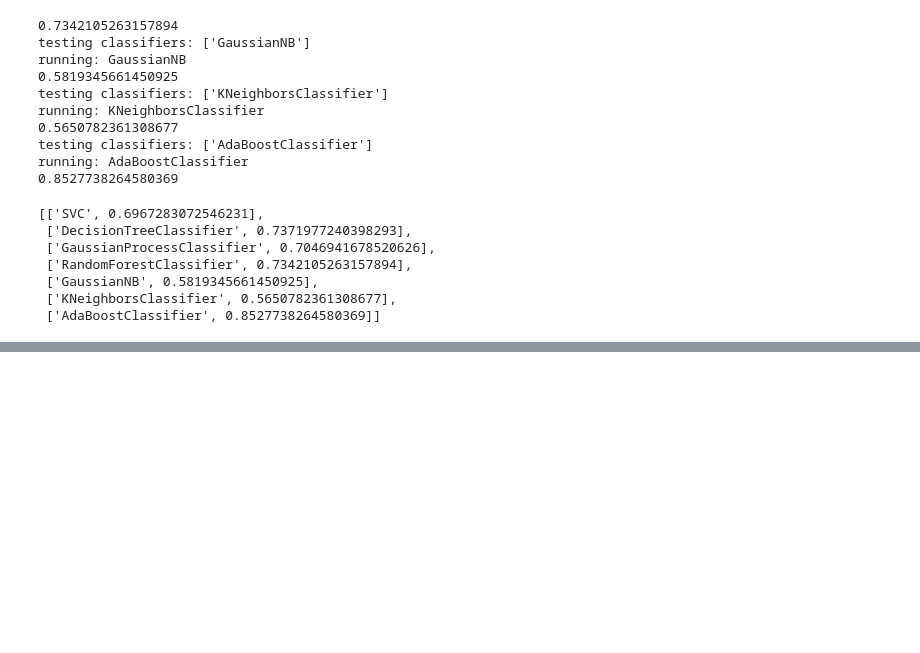
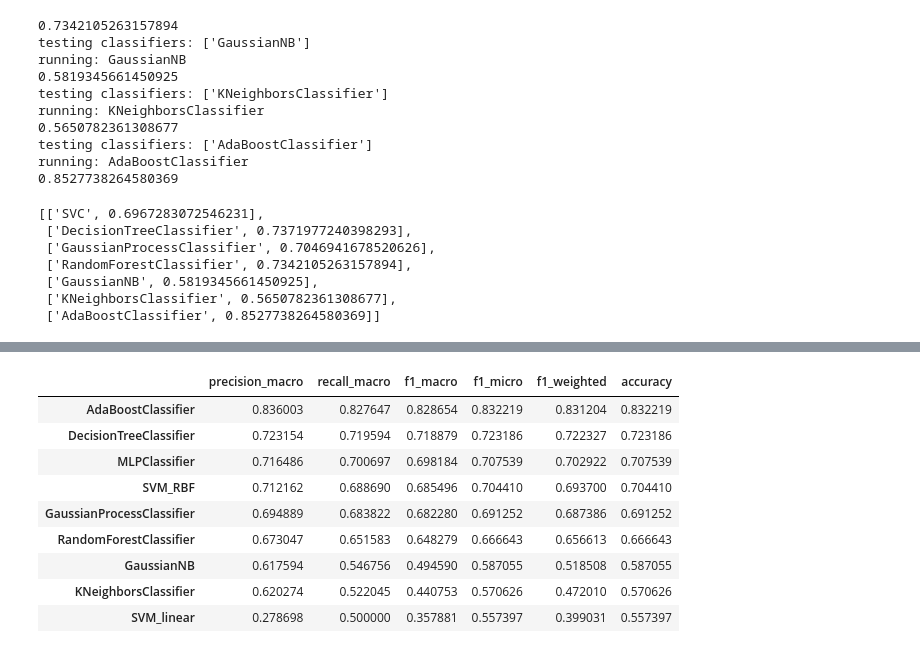
Before and after one commit to sashaaKr/thesis, a Jupyter notebook: notebooks/preparation for 8.8 - create burchard from zwickau.ipynb, the cells around one changed output, grey strips where cells are left out. Drawn from its saved outputs; the diff is of its cells as text; code cells hidden in the pictures; blank space fills up the shorter version.

```diff
--- a/notebooks/preparation for 8.8 - create burchard from zwickau.ipynb
+++ b/notebooks/preparation for 8.8 - create burchard from zwickau.ipynb
@@ -330,0 +416,6 @@ burchard_zwickau_greed_rearch_resp
+# %%
+resp = []
+for cls in ['SVC', 'DecisionTreeClassifier', 'GaussianProcessClassifier', 'RandomForestClassifier', 'GaussianNB', 'KNeighborsClassifier', 'AdaBoostClassifier']:
+    grid_search_cv_result = thesisModelFeatures.run_grid_search_cv(burchard_london_with_processing_features_tfidf_2_5_gram_cosine_similarity_long_p_df, [cls])
+    resp.append([cls, grid_search_cv_result[1][0].best_score_])
+    print(grid_search_cv_result[1][0].best_score_)
@@ -330,0 +471,9 @@ burchard_zwickau_greed_rearch_resp
+# %%
+burchard_zwickau_with_processing_features_tfidf_2_5_gram_cosine_similarity_long_p_df = thesisModelFeatures.create_features_df(
+    None,
+    zwickau_poorly_similar_with_chops_corpus_with_word_processing_long_p,
+    burchard_candidate_version_based_london_with_word_processing_long_p,
+    n_gram = (2,5),
+    features = { 'tfidf', 'inner_mean_cosine_similarity_score' }
+#     burchard_version_with_original_london_text
+)
@@ -330,0 +483,2 @@ burchard_zwickau_greed_rearch_resp
+# %%
+burchard_zwickau_with_processing_tf_idf_2_5_cosine_results_long_p = thesisModelFeatures.run_models(burchard_zwickau_with_processing_features_tfidf_2_5_gram_cosine_similarity_long_p_df)
@@ -330,0 +495,13 @@ burchard_zwickau_greed_rearch_resp
+# %%
+burchard_zwickau_with_processing_tf_idf_2_5_cosine_results_long_p[0].sort_values(by=['accuracy'], ascending=False)
+# %% [output]
+|  | precision_macro | recall_macro | f1_macro | f1_micro | f1_weighted | accuracy |
+| AdaBoostClassifier | 0.836003 | 0.827647 | 0.828654 | 0.832219 | 0.831204 | 0.832219 |
+| DecisionTreeClassifier | 0.723154 | 0.719594 | 0.718879 | 0.723186 | 0.722327 | 0.723186 |
+| MLPClassifier | 0.716486 | 0.700697 | 0.698184 | 0.707539 | 0.702922 | 0.707539 |
+| SVM_RBF | 0.712162 | 0.688690 | 0.685496 | 0.704410 | 0.693700 | 0.704410 |
+| GaussianProcessClassifier | 0.694889 | 0.683822 | 0.682280 | 0.691252 | 0.687386 | 0.691252 |
+| RandomForestClassifier | 0.673047 | 0.651583 | 0.648279 | 0.666643 | 0.656613 | 0.666643 |
+| GaussianNB | 0.617594 | 0.546756 | 0.494590 | 0.587055 | 0.518508 | 0.587055 |
+| KNeighborsClassifier | 0.620274 | 0.522045 | 0.440753 | 0.570626 | 0.472010 | 0.570626 |
+| SVM_linear | 0.278698 | 0.500000 | 0.357881 | 0.557397 | 0.399031 | 0.557397 |
```
Also changed, not shown: parts of 16 cells of this notebook.
